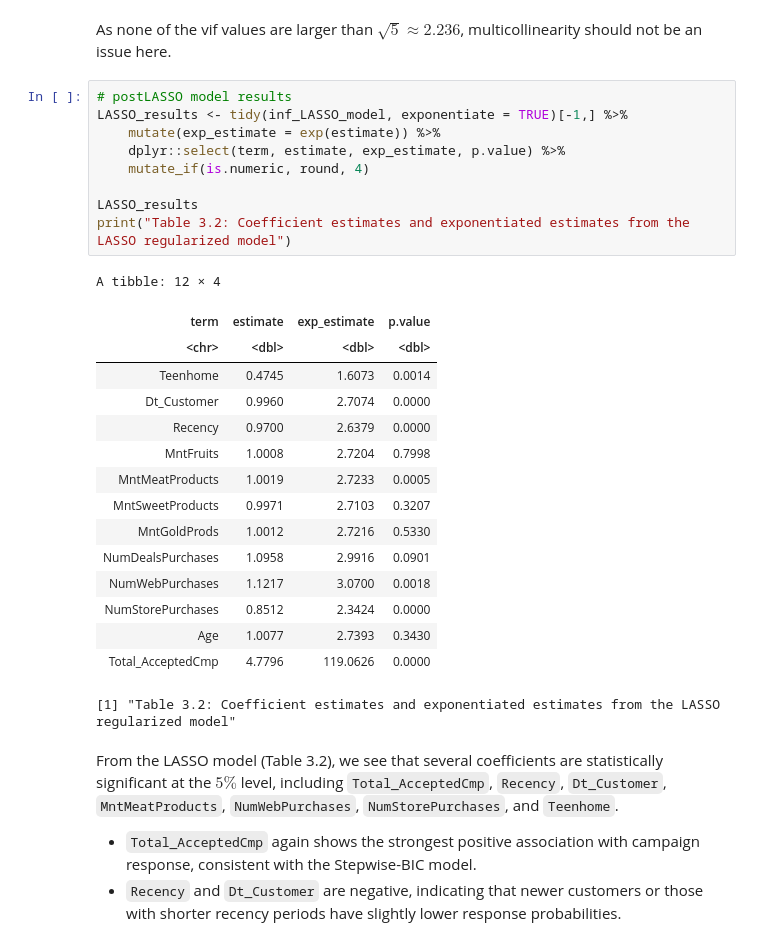
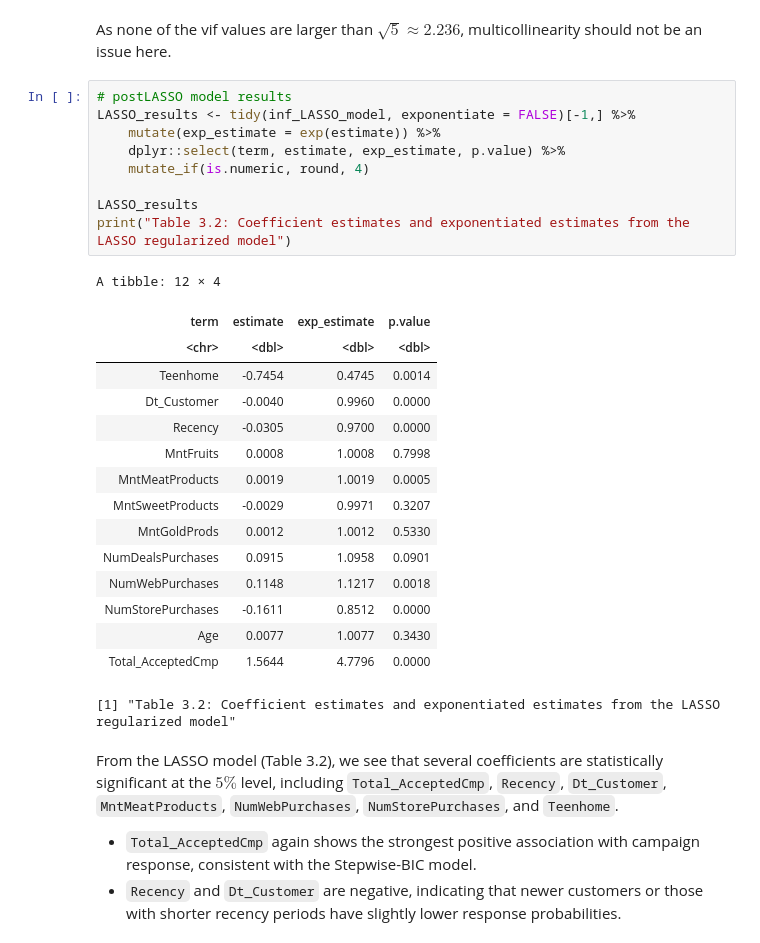
Before and after one commit to nelsonli2323/STAT-301-Project, a Jupyter notebook: Final_Report.ipynb, the cells around one changed output. Cells and saved outputs as stored; diff of their text form.

Commit message:
Fix grammar issues and correct double exponentiation in LASSO results

```diff
--- a/Final_Report.ipynb
+++ b/Final_Report.ipynb
@@ -475,29 +477,29 @@ A tibble: 12 × 2
 As none of the vif values are larger than $\sqrt{5} \approx 2.236$, multicollinearity should not be an issue here.
 # %%
 # postLASSO model results
-LASSO_results <- tidy(inf_LASSO_model, exponentiate = TRUE)[-1,] %>%
+LASSO_results <- tidy(inf_LASSO_model, exponentiate = FALSE)[-1,] %>%
     mutate(exp_estimate = exp(estimate)) %>%
     dplyr::select(term, estimate, exp_estimate, p.value) %>%
     mutate_if(is.numeric, round, 4)
 
 LASSO_results
 print("Table 3.2: Coefficient estimates and exponentiated estimates from the LASSO regularized model")
 # %% [output]
 A tibble: 12 × 4
 | term | estimate | exp_estimate | p.value |
 | <chr> | <dbl> | <dbl> | <dbl> |
-| Teenhome | 0.4745 | 1.6073 | 0.0014 |
-| Dt_Customer | 0.9960 | 2.7074 | 0.0000 |
-| Recency | 0.9700 | 2.6379 | 0.0000 |
-| MntFruits | 1.0008 | 2.7204 | 0.7998 |
-| MntMeatProducts | 1.0019 | 2.7233 | 0.0005 |
-| MntSweetProducts | 0.9971 | 2.7103 | 0.3207 |
-| MntGoldProds | 1.0012 | 2.7216 | 0.5330 |
-| NumDealsPurchases | 1.0958 | 2.9916 | 0.0901 |
-| NumWebPurchases | 1.1217 | 3.0700 | 0.0018 |
-| NumStorePurchases | 0.8512 | 2.3424 | 0.0000 |
-| Age | 1.0077 | 2.7393 | 0.3430 |
-| Total_AcceptedCmp | 4.7796 | 119.0626 | 0.0000 |
+| Teenhome | -0.7454 | 0.4745 | 0.0014 |
+| Dt_Customer | -0.0040 | 0.9960 | 0.0000 |
+| Recency | -0.0305 | 0.9700 | 0.0000 |
+| MntFruits | 0.0008 | 1.0008 | 0.7998 |
+| MntMeatProducts | 0.0019 | 1.0019 | 0.0005 |
+| MntSweetProducts | -0.0029 | 0.9971 | 0.3207 |
+| MntGoldProds | 0.0012 | 1.0012 | 0.5330 |
+| NumDealsPurchases | 0.0915 | 1.0958 | 0.0901 |
+| NumWebPurchases | 0.1148 | 1.1217 | 0.0018 |
+| NumStorePurchases | -0.1611 | 0.8512 | 0.0000 |
+| Age | 0.0077 | 1.0077 | 0.3430 |
+| Total_AcceptedCmp | 1.5644 | 4.7796 | 0.0000 |
 [1] "Table 3.2: Coefficient estimates and exponentiated estimates from the LASSO regularized model"
 # %% [markdown]
 From the LASSO model (Table 3.2), we see that several coefficients are statistically significant at the $5\%$ level, including `Total_AcceptedCmp`, `Recency`, `Dt_Customer`, `MntMeatProducts`, `NumWebPurchases`, `NumStorePurchases`, and `Teenhome`.
```
Also changed, not shown: parts of 5 cells of this notebook, 1 other file.
